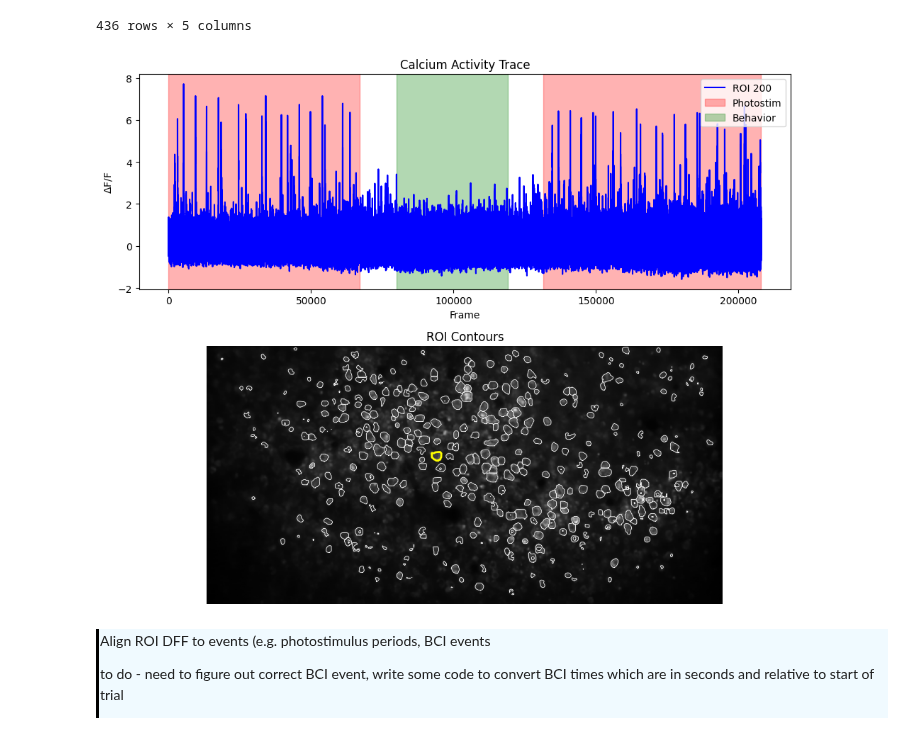
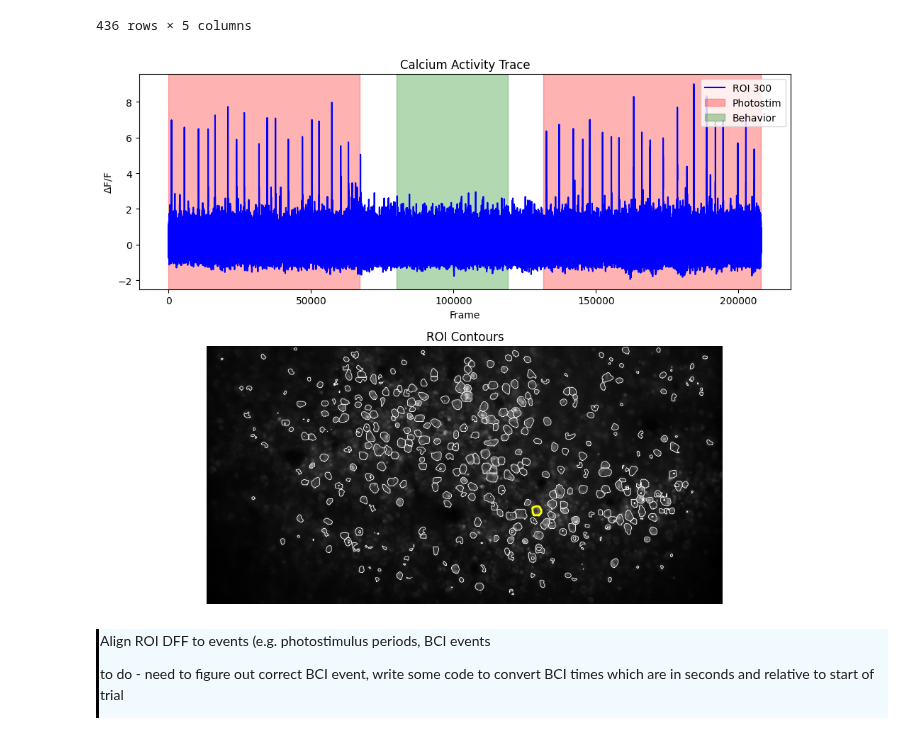
Before and after one commit to AllenNeuralDynamics/AIND-CNC-BCI-Workshop, a Jupyter notebook: code/load_data.ipynb, the cells around one changed output. Saved outputs shown, nothing was run; the diff lists cells and outputs as text; code cells hidden in the pictures.

```diff
--- a/code/load_data.ipynb
+++ b/code/load_data.ipynb
@@ -246,7 +246,7 @@ image_segmentation
 436 rows × 5 columns
 # %%
 # Parameters
-ROI = 200
+ROI = 300
 image = nwbfile.processing["processed"].data_interfaces["images"].images["average_projection"].data[:]  # shape: (H, W)
 
 # Create figure with two vertically stacked plots
@@ -255,34 +255,34 @@ fig, (ax1, ax2) = plt.subplots(2, 1, figsize=(10, 8), height_ratios=[1, 1.2])
 # Top: Calcium trace plot
 ax1.plot(roi_dff[:, ROI], label=f'ROI {ROI}', color='blue')
 
 # Add shaded regions
 ax1.axvspan(photostim_start, photostim_stop, color='red', alpha=0.3, label='Photostim')
 ax1.axvspan(behavior_start, behavior_stop, color='green', alpha=0.3, label='Behavior')
 ax1.axvspan(photostim_post_start, photostim_post_stop, color='red', alpha=0.3)
 
 ax1.set_ylabel(r'$\Delta$F/F')
 ax1.set_xlabel('Frame')
 ax1.set_title('Calcium Activity Trace')
 ax1.legend(loc='upper right')
 
 # Bottom: Grayscale image with ROI contours
 ax2.imshow(image, cmap='gray')
 ax2.set_title('ROI Contours')
 ax2.axis('off')
 
 # Overlay ROI contours
 for i, mask in enumerate(image_segmentation.image_mask):
     mask_array = np.array(mask)
     contours = measure.find_contours(mask_array, level=0.5)
     for contour in contours:
         color = 'yellow' if i == ROI else 'white'
         linewidth = 2.0 if i == ROI else 0.6
         ax2.plot(contour[:, 1], contour[:, 0], color=color, linewidth=linewidth)
 
 plt.tight_layout()
 plt.show()
 # %% [output]
-[figure, old version]
+[figure, new version]
 # %% [markdown]
 <div style="border-left: 3px solid #000; padding: 1px; padding-left: 10px; background: #F0FAFF; ">
 
```
Also changed, not shown: parts of 4 cells of this notebook.
